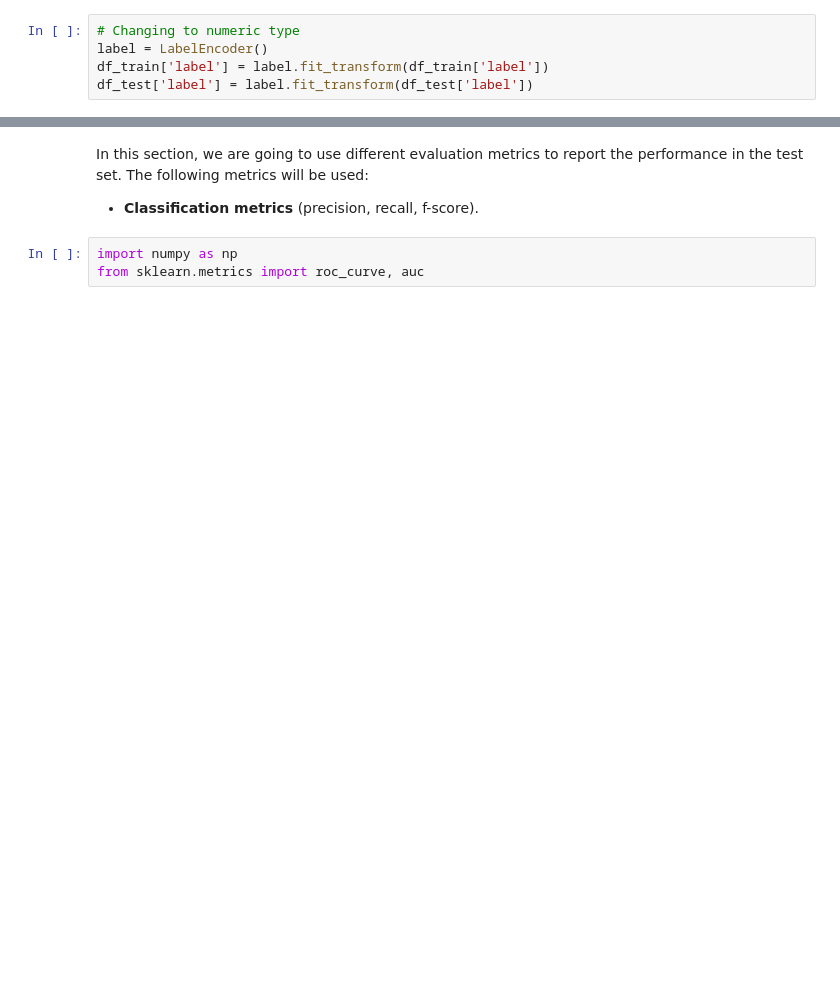
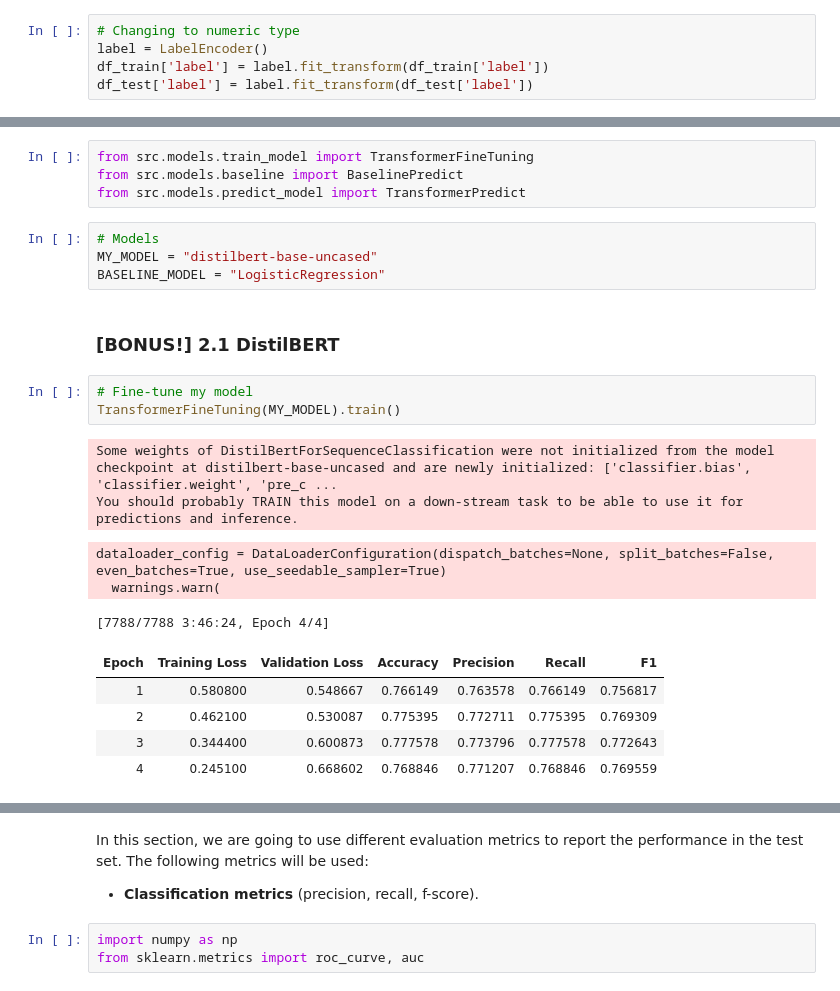
Before and after one commit to jehrodrigues/song-genre-prediction, a Jupyter notebook: notebooks/Song-Genre-Prediction.ipynb, the cells around one changed output, grey strips where cells are left out. Cells and saved outputs as stored; diff of their text form; blank space fills up the shorter version.

```diff
--- a/notebooks/Song-Genre-Prediction.ipynb
+++ b/notebooks/Song-Genre-Prediction.ipynb
@@ -161 +168,25 @@ df_test.to_csv(TEST_PATH, index=False)
+# %%
+from src.models.train_model import TransformerFineTuning
+from src.models.baseline import BaselinePredict
+from src.models.predict_model import TransformerPredict
+# %%
+# Models
+MY_MODEL = "distilbert-base-uncased"
+BASELINE_MODEL = "LogisticRegression"
+# %% [markdown]
+### [BONUS!] 2.1 DistilBERT
+# %%
+# Fine-tune my model
+TransformerFineTuning(MY_MODEL).train()
+# %% [output]
+Some weights of DistilBertForSequenceClassification were not initialized from the model checkpoint at distilbert-base-uncased and are newly initialized: ['classifier.bias', 'classifier.weight', 'pre_c ...
+You should probably TRAIN this model on a down-stream task to be able to use it for predictions and inference.
+dataloader_config = DataLoaderConfiguration(dispatch_batches=None, split_batches=False, even_batches=True, use_seedable_sampler=True)
+  warnings.warn(
+[7788/7788 3:46:24, Epoch 4/4]
+| Epoch | Training Loss | Validation Loss | Accuracy | Precision | Recall | F1 |
+| 1 | 0.580800 | 0.548667 | 0.766149 | 0.763578 | 0.766149 | 0.756817 |
+| 2 | 0.462100 | 0.530087 | 0.775395 | 0.772711 | 0.775395 | 0.769309 |
+| 3 | 0.344400 | 0.600873 | 0.777578 | 0.773796 | 0.777578 | 0.772643 |
+| 4 | 0.245100 | 0.668602 | 0.768846 | 0.771207 | 0.768846 | 0.769559 |
 # %% [markdown]
```
Also changed, not shown: parts of 30 cells of this notebook, 14 other files.
